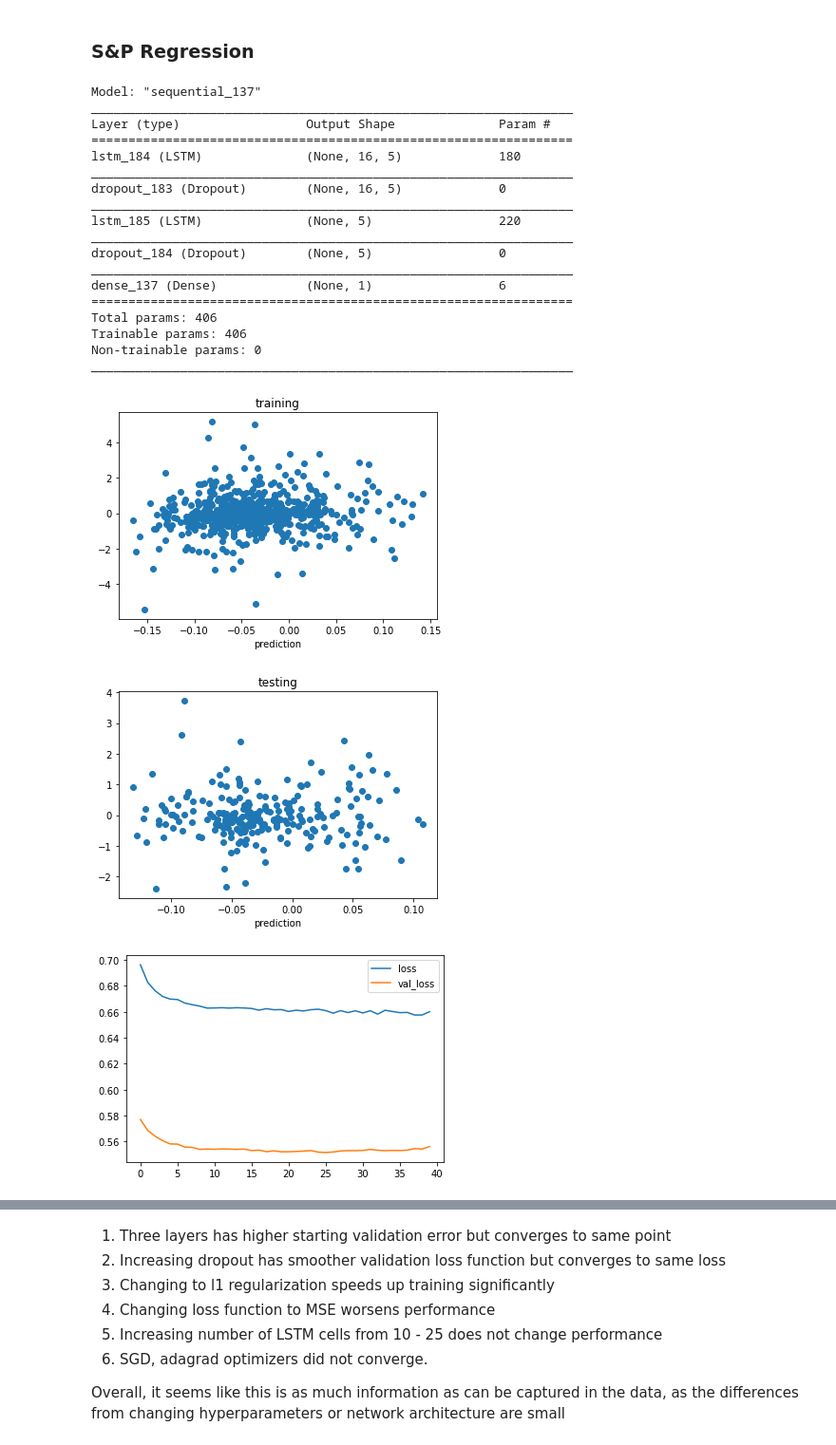
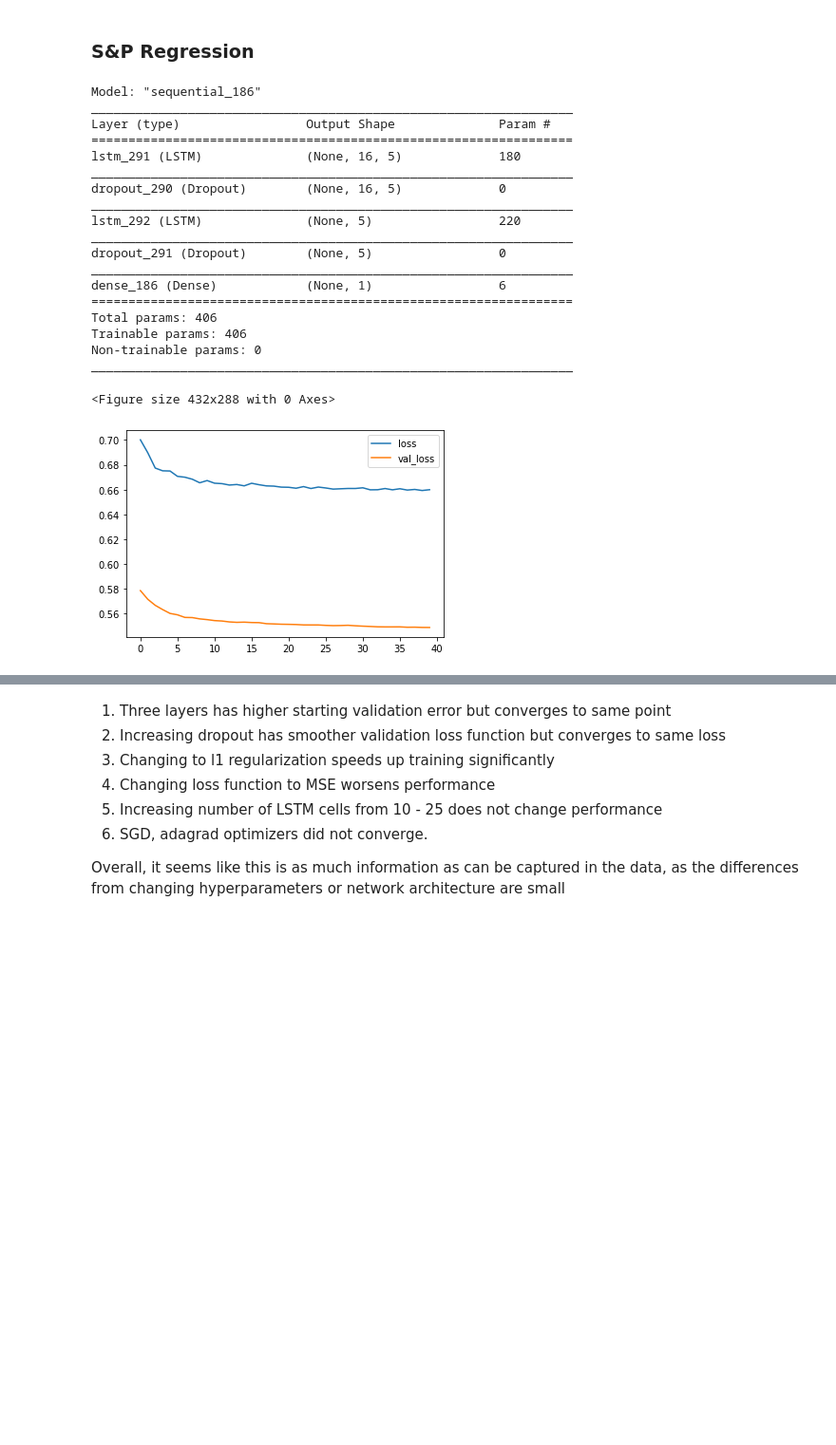
Before and after one commit to navin9292/Google_Wavenet-_Model, a Jupyter notebook: LSTM.ipynb, the cells around one changed output, grey strips where cells are left out. Shown at 95% size. Drawn from its saved outputs; the diff is of its cells as text; code cells hidden in the pictures; blank space fills up the shorter version.

Commit message:
Corrected issue of models not resetting weights

```diff
--- a/LSTM.ipynb
+++ b/LSTM.ipynb
@@ -487,40 +424,43 @@ er_lstm_model_256_data
 # %% [markdown]
 ### S&P Regression
 # %%
-num_timesteps=16
-num_features=3
-lstm_model_16_add_layers = tf.keras.models.Sequential([
-    tf.keras.layers.Input(shape=(num_timesteps, num_features)),
-    tf.keras.layers.LSTM(5, kernel_regularizer=tf.keras.regularizers.l1(0.001), return_sequences=True),
-    tf.keras.layers.Dropout(0.2),
-    tf.keras.layers.LSTM(5, kernel_regularizer=tf.keras.regularizers.l1(0.001), return_sequences=False),
-    tf.keras.layers.Dropout(0.2),
-    tf.keras.layers.Dense(units=1)
-])
+def sp_regress_16():
+    num_timesteps=16
+    num_features=3
+    model = tf.keras.models.Sequential([
+        tf.keras.layers.Input(shape=(num_timesteps, num_features)),
+        tf.keras.layers.LSTM(5, kernel_regularizer=tf.keras.regularizers.l1(0.001), return_sequences=True),
+        tf.keras.layers.Dropout(0.5),
+        tf.keras.layers.LSTM(5, kernel_regularizer=tf.keras.regularizers.l1(0.001), return_sequences=False),
+        tf.keras.layers.Dropout(0.5),
+        tf.keras.layers.Dense(units=1)
+    ])
+    return model
+
+lstm_model_16_add_layers = sp_regress_16()
 
 window=16
 lstm_model_16_add_layers_data = run_wrapper(lstm_model_16_add_layers, window, idx_train, idx_test, verbose=1, epochs=40)
 lstm_model_16_add_layers_data
 # %% [output]
-Model: "sequential_137"
+Model: "sequential_186"
 _________________________________________________________________
 Layer (type)                 Output Shape              Param #
 =================================================================
-lstm_184 (LSTM)              (None, 16, 5)             180
+lstm_291 (LSTM)              (None, 16, 5)             180
 _________________________________________________________________
-dropout_183 (Dropout)        (None, 16, 5)             0
+dropout_290 (Dropout)        (None, 16, 5)             0
 _________________________________________________________________
-lstm_185 (LSTM)              (None, 5)                 220
+lstm_292 (LSTM)              (None, 5)                 220
 _________________________________________________________________
-dropout_184 (Dropout)        (None, 5)                 0
+dropout_291 (Dropout)        (None, 5)                 0
 _________________________________________________________________
-dense_137 (Dense)            (None, 1)                 6
+dense_186 (Dense)            (None, 1)                 6
 =================================================================
 Total params: 406
 Trainable params: 406
 Non-trainable params: 0
 _________________________________________________________________
+<Figure size 432x288 with 0 Axes>
-[figure, old version]
+[figure, new version]
-[figure, removed]
-[figure, removed]
 |  | Naive (Train) | Naive (Test) | MASE (Train) | MASE (Val) |
```
Also changed, not shown: parts of 21 cells of this notebook.
